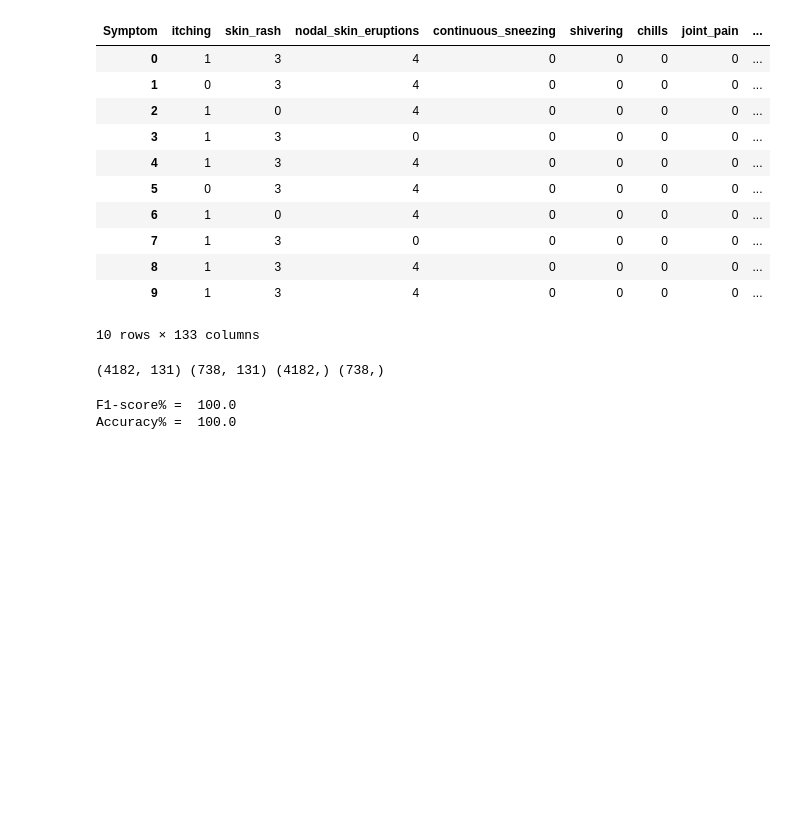
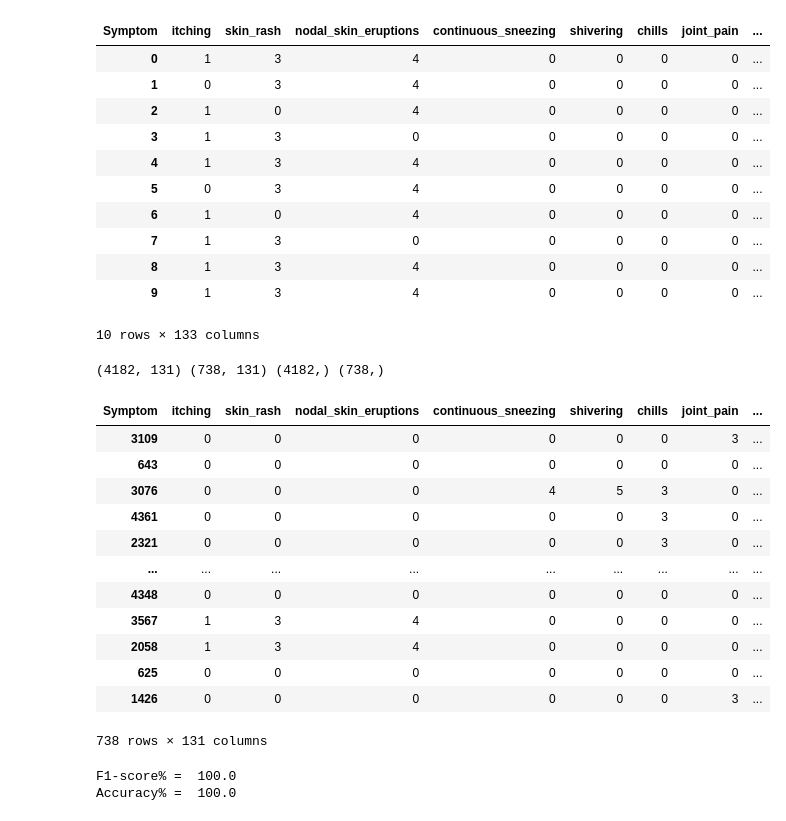
Before and after one commit to AmulyaParitosh/Disease-Pridiction-Bot, a Jupyter notebook: test_model.ipynb, the cells around one changed output. Drawn from its saved outputs; the diff is of its cells as text; code cells hidden in the pictures; blank space fills up the shorter version.

```diff
--- a/test_model.ipynb
+++ b/test_model.ipynb
@@ -90,13 +92,28 @@ import seaborn as sns
 # %%
 x_train, x_test, y_train, y_test = train_test_split(data, labels, shuffle=True, train_size=0.85)
 print(x_train.shape, x_test.shape, y_train.shape, y_test.shape)
 
 model = SVC()
 model.fit(x_train, y_train)
 
 preds = model.predict(x_test)
+
+x_test
 # %% [output]
 (4182, 131) (738, 131) (4182,) (738,)
+| Symptom | itching | skin_rash | nodal_skin_eruptions | continuous_sneezing | shivering | chills | joint_pain | ... |
+| 3109 | 0 | 0 | 0 | 0 | 0 | 0 | 3 | ... |
+| 643 | 0 | 0 | 0 | 0 | 0 | 0 | 0 | ... |
+| 3076 | 0 | 0 | 0 | 4 | 5 | 3 | 0 | ... |
+| 4361 | 0 | 0 | 0 | 0 | 0 | 3 | 0 | ... |
+| 2321 | 0 | 0 | 0 | 0 | 0 | 3 | 0 | ... |
+| ... | ... | ... | ... | ... | ... | ... | ... | ... |
+| 4348 | 0 | 0 | 0 | 0 | 0 | 0 | 0 | ... |
+| 3567 | 1 | 3 | 4 | 0 | 0 | 0 | 0 | ... |
+| 2058 | 1 | 3 | 4 | 0 | 0 | 0 | 0 | ... |
+| 625 | 0 | 0 | 0 | 0 | 0 | 0 | 0 | ... |
+| 1426 | 0 | 0 | 0 | 0 | 0 | 0 | 3 | ... |
+738 rows × 131 columns
 # %%
 f1 = f1_score(y_test, preds, average='macro') * 100
 acu = accuracy_score(y_test, preds)*100
```
Also changed, not shown: parts of 2 cells of this notebook, 3 other files.
